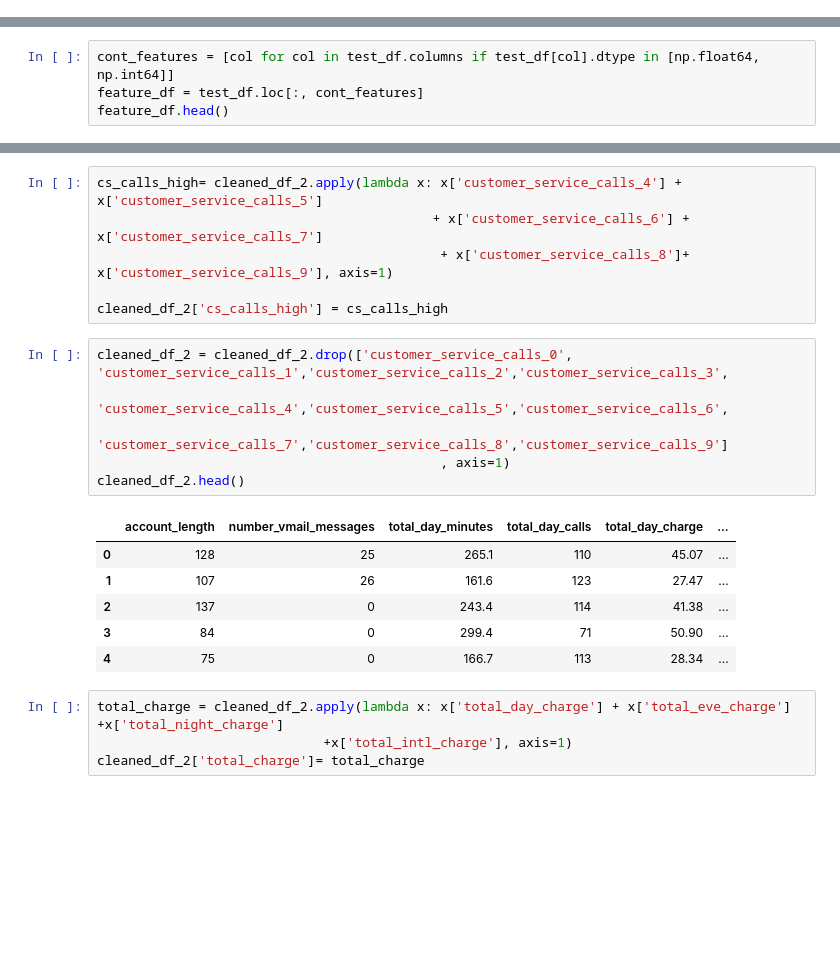
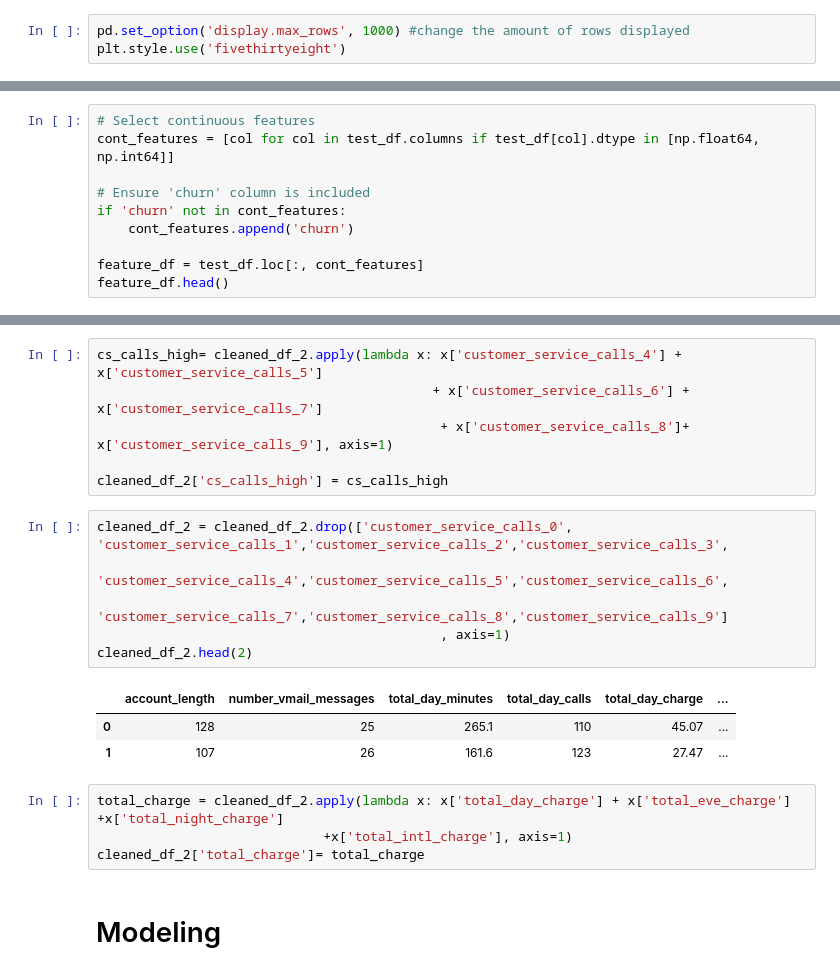
Before and after one commit to waruhiuuu/phase-3-individual-project, a Jupyter notebook: SyriaTel Customer Churn.ipynb, the cells around one changed output, grey strips where cells are left out. Saved outputs shown, nothing was run; the diff lists cells and outputs as text; blank space fills up the shorter version.

```diff
--- a/SyriaTel Customer Churn.ipynb
+++ b/SyriaTel Customer Churn.ipynb
@@ -76,6 +76,9 @@ from xgboost import XGBClassifier
 
 import warnings
 warnings.simplefilter(action='ignore', category=FutureWarning)
+# %%
+pd.set_option('display.max_rows', 1000) #change the amount of rows displayed
+plt.style.use('fivethirtyeight')
 # %% [markdown]
 ## Reading the file
 # %%
@@ -236,7 +244,13 @@ test_df['total_charge']= total_charge
 # %% [markdown]
 ### Removing object dtypes
 # %%
+# Select continuous features
 cont_features = [col for col in test_df.columns if test_df[col].dtype in [np.float64, np.int64]]
+
+# Ensure 'churn' column is included
+if 'churn' not in cont_features:
+    cont_features.append('churn')
+
 feature_df = test_df.loc[:, cont_features]
 feature_df.head()
 # %% [output]
@@ -303,17 +311,16 @@ cleaned_df_2['cs_calls_high'] = cs_calls_high
 # %%
 cleaned_df_2 = cleaned_df_2.drop(['customer_service_calls_0', 'customer_service_calls_1','customer_service_calls_2','customer_service_calls_3',
                                     'customer_service_calls_4','customer_service_calls_5','customer_service_calls_6',
                                         'customer_service_calls_7','customer_service_calls_8','customer_service_calls_9']
                                             , axis=1)
-cleaned_df_2.head()
+cleaned_df_2.head(2)
 # %% [output]
 |  | account_length | number_vmail_messages | total_day_minutes | total_day_calls | total_day_charge | ... |
 | 0 | 128 | 25 | 265.1 | 110 | 45.07 | ... |
 | 1 | 107 | 26 | 161.6 | 123 | 27.47 | ... |
-| 2 | 137 | 0 | 243.4 | 114 | 41.38 | ... |
-| 3 | 84 | 0 | 299.4 | 71 | 50.90 | ... |
-| 4 | 75 | 0 | 166.7 | 113 | 28.34 | ... |
 # %%
 total_charge = cleaned_df_2.apply(lambda x: x['total_day_charge'] + x['total_eve_charge'] +x['total_night_charge']
                              +x['total_intl_charge'], axis=1)
 cleaned_df_2['total_charge']= total_charge
+# %% [markdown]
+# Modeling
```
Also changed, not shown: parts of 30 cells of this notebook.
